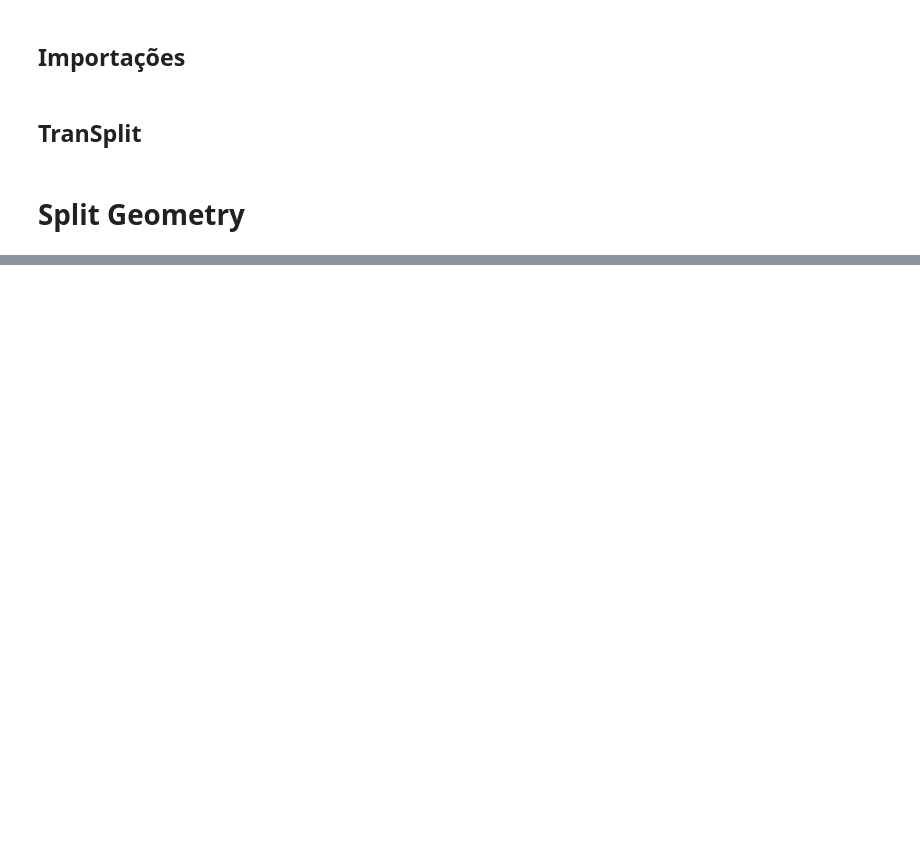
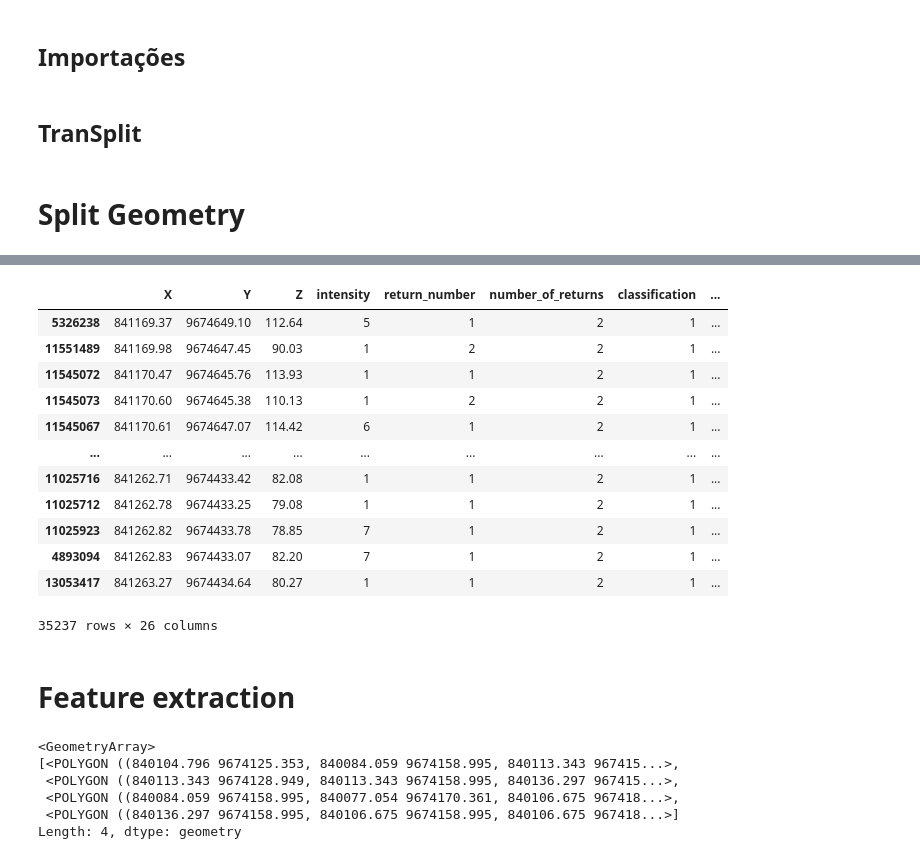
Before and after one commit to joaovictordecastroa/canopyEstimation, a Jupyter notebook: src/train_split.ipynb, the cells around one changed output, grey strips where cells are left out. Drawn from its saved outputs; the diff is of its cells as text; code cells hidden in the pictures; blank space fills up the shorter version.

```diff
--- a/src/train_split.ipynb
+++ b/src/train_split.ipynb
@@ -215,0 +331,29 @@ del inventory_splits
+# %%
+lidar_point_in_plot_location[
+    lidar_point_in_plot_location["number_of_returns"] == 2
+].sort_values(["X", "Y", "Z"])
+# %% [output]
+|  | X | Y | Z | intensity | return_number | number_of_returns | classification | ... |
+| 5326238 | 841169.37 | 9674649.10 | 112.64 | 5 | 1 | 2 | 1 | ... |
+| 11551489 | 841169.98 | 9674647.45 | 90.03 | 1 | 2 | 2 | 1 | ... |
+| 11545072 | 841170.47 | 9674645.76 | 113.93 | 1 | 1 | 2 | 1 | ... |
+| 11545073 | 841170.60 | 9674645.38 | 110.13 | 1 | 2 | 2 | 1 | ... |
+| 11545067 | 841170.61 | 9674647.07 | 114.42 | 6 | 1 | 2 | 1 | ... |
+| ... | ... | ... | ... | ... | ... | ... | ... | ... |
+| 11025716 | 841262.71 | 9674433.42 | 82.08 | 1 | 1 | 2 | 1 | ... |
+| 11025712 | 841262.78 | 9674433.25 | 79.08 | 1 | 1 | 2 | 1 | ... |
+| 11025923 | 841262.82 | 9674433.78 | 78.85 | 7 | 1 | 2 | 1 | ... |
+| 4893094 | 841262.83 | 9674433.07 | 82.20 | 7 | 1 | 2 | 1 | ... |
+| 13053417 | 841263.27 | 9674434.64 | 80.27 | 1 | 1 | 2 | 1 | ... |
+35237 rows × 26 columns
+# %% [markdown]
+# Feature extraction
+# %%
+inventory_point_in_poly[inventory_point_in_poly["plot_ID"] == "P02"].splits.unique()
+# %% [output]
+<GeometryArray>
+[<POLYGON ((840104.796 9674125.353, 840084.059 9674158.995, 840113.343 967415...>,
+ <POLYGON ((840113.343 9674128.949, 840113.343 9674158.995, 840136.297 967415...>,
+ <POLYGON ((840084.059 9674158.995, 840077.054 9674170.361, 840106.675 967418...>,
+ <POLYGON ((840136.297 9674158.995, 840106.675 9674158.995, 840106.675 967418...>]
+Length: 4, dtype: geometry
```
Also changed, not shown: parts of 55 cells of this notebook.
